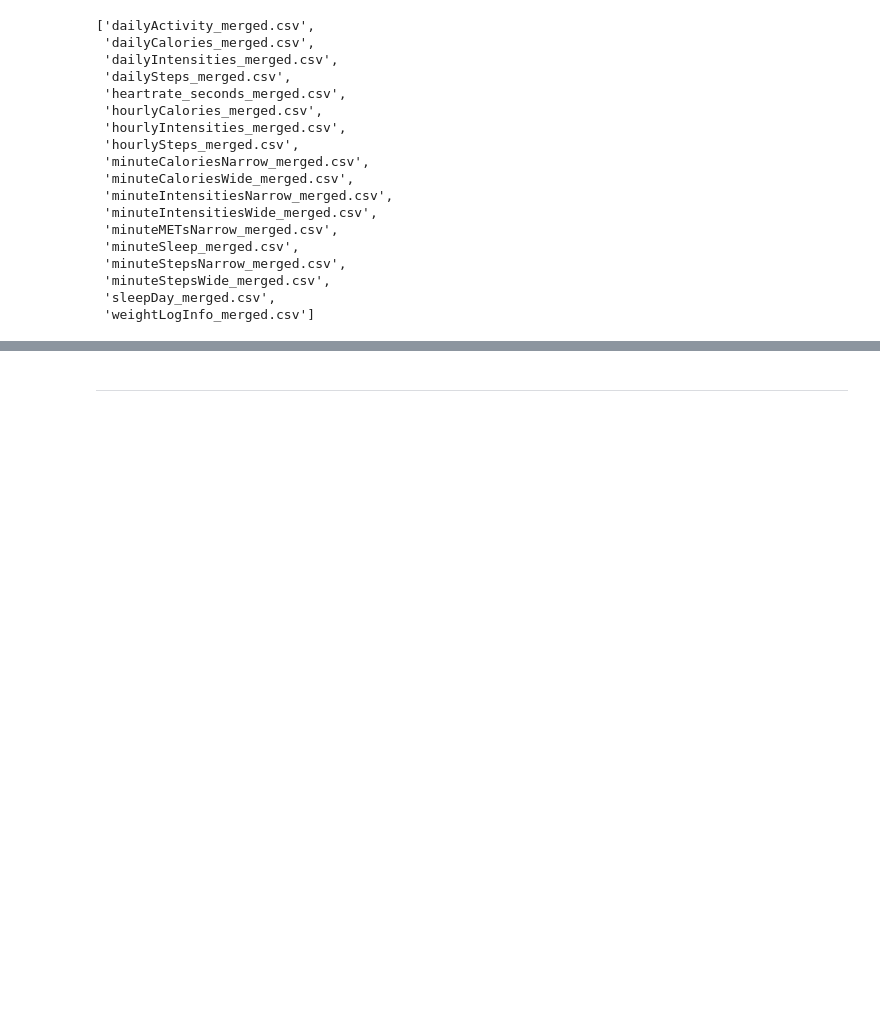
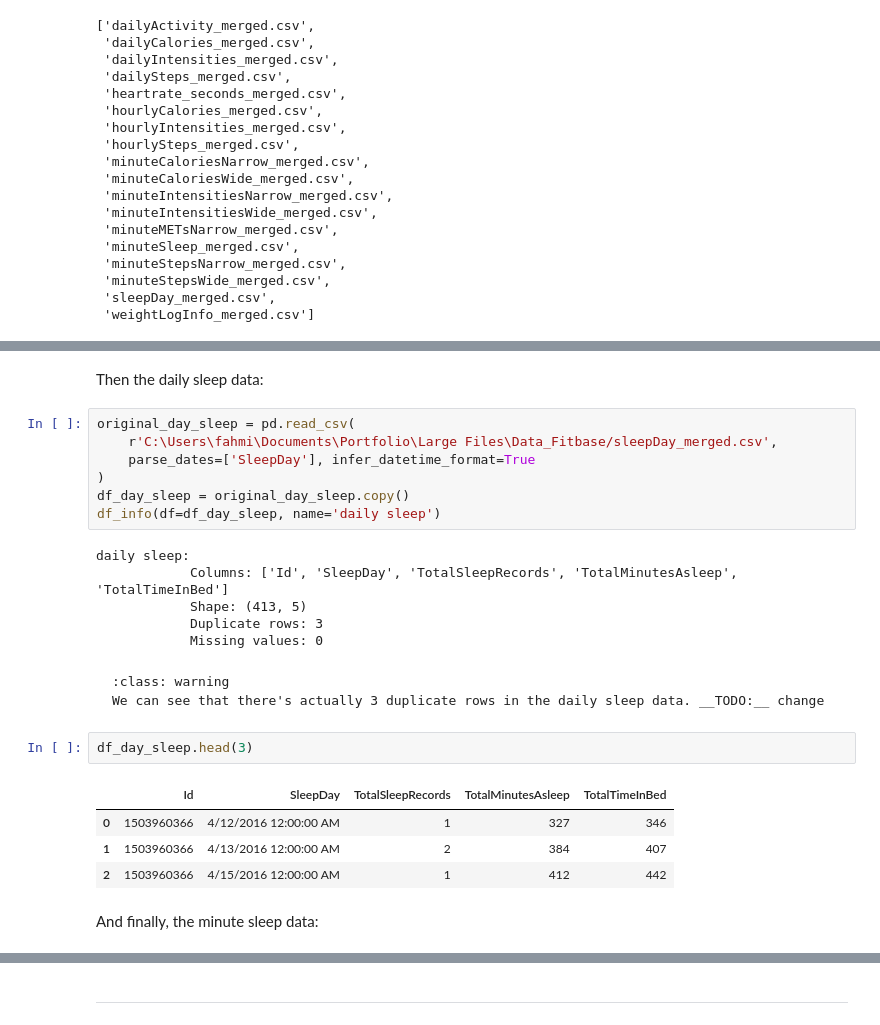
Before and after one commit to fahm1/portfolio, a Jupyter notebook: _sources/bellabeat_case_study/bellabeat_analysis.ipynb, the cells around one changed output, grey strips where cells are left out. Saved outputs shown, nothing was run; the diff lists cells and outputs as text; blank space fills up the shorter version.

````diff
--- a/_sources/bellabeat_case_study/bellabeat_analysis.ipynb
+++ b/_sources/bellabeat_case_study/bellabeat_analysis.ipynb
@@ -89 +263,30 @@ os.listdir(r'C:\Users\fahmi\Documents\Portfolio\Large Files\Data_Fitbase')
+# %% [markdown]
+Then the daily sleep data:
+# %%
+original_day_sleep = pd.read_csv(
+    r'C:\Users\fahmi\Documents\Portfolio\Large Files\Data_Fitbase/sleepDay_merged.csv',
+    parse_dates=['SleepDay'], infer_datetime_format=True
+)
+df_day_sleep = original_day_sleep.copy()
+df_info(df=df_day_sleep, name='daily sleep')
+# %% [output]
+daily sleep:
+            Columns: ['Id', 'SleepDay', 'TotalSleepRecords', 'TotalMinutesAsleep', 'TotalTimeInBed']
+            Shape: (413, 5)
+            Duplicate rows: 3
+            Missing values: 0
+# %% [markdown]
+```{admonition} __Duplicate Data Warning:__
+:class: warning
+We can see that there's actually 3 duplicate rows in the daily sleep data. __TODO:__ change
+```
+# %%
+df_day_sleep.head(3)
+# %% [output]
+|  | Id | SleepDay | TotalSleepRecords | TotalMinutesAsleep | TotalTimeInBed |
+| 0 | 1503960366 | 4/12/2016 12:00:00 AM | 1 | 327 | 346 |
+| 1 | 1503960366 | 4/13/2016 12:00:00 AM | 2 | 384 | 407 |
+| 2 | 1503960366 | 4/15/2016 12:00:00 AM | 1 | 412 | 442 |
+# %% [markdown]
+And finally, the minute sleep data:
 # %%
````
Also changed, not shown: parts of 38 cells of this notebook, 8 other files.
